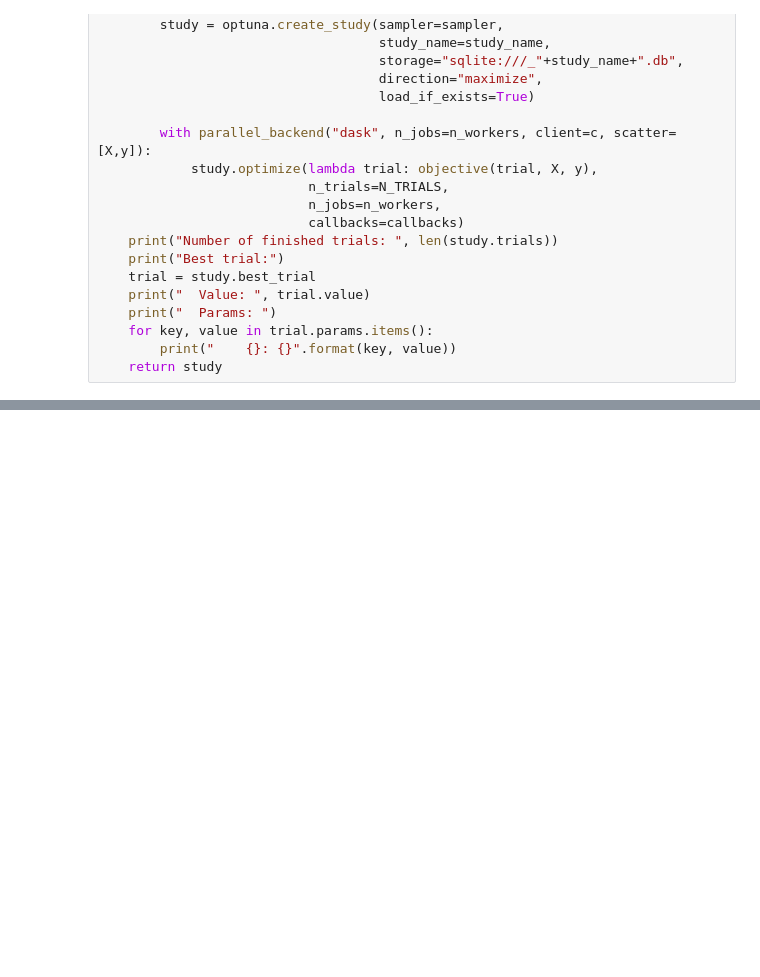
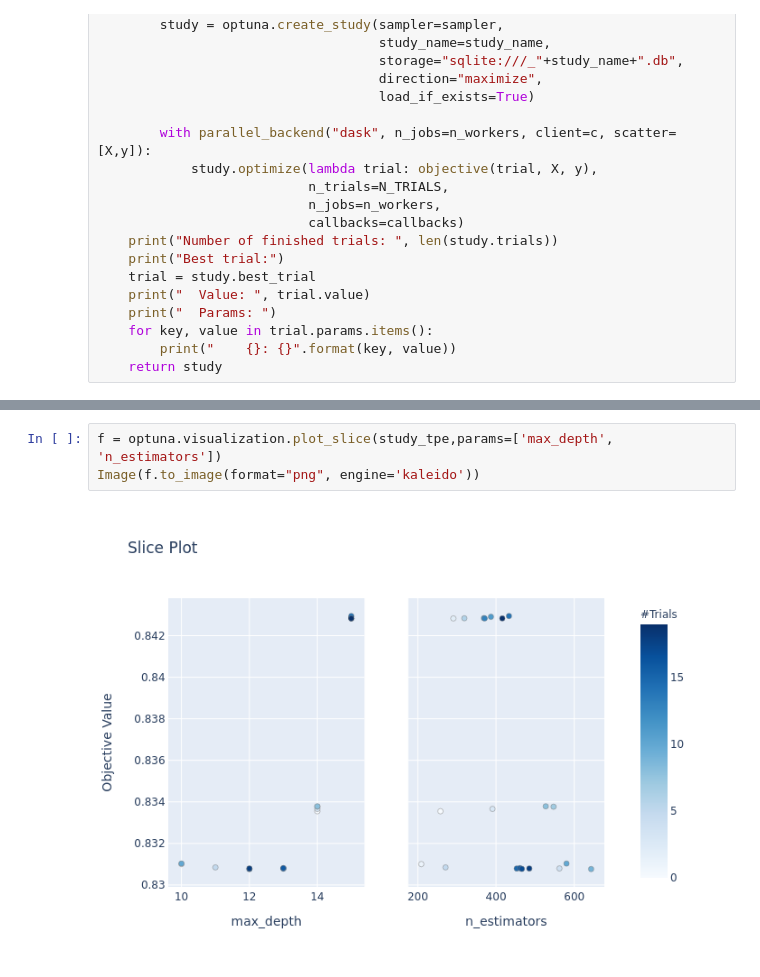
Before and after one commit to rapidsai/cloud-ml-examples, a Jupyter notebook: optuna/notebooks/optuna_rapids.ipynb, the cells around one changed output, grey strips where cells are left out. Drawn from its saved outputs; the diff is of its cells as text; blank space fills up the shorter version.

```diff
--- a/optuna/notebooks/optuna_rapids.ipynb
+++ b/optuna/notebooks/optuna_rapids.ipynb
@@ -285,0 +227,5 @@ We see the Optuna with parallel runs of Single-GPU estimators yields much better
+# %%
+f = optuna.visualization.plot_slice(study_tpe,params=['max_depth', 'n_estimators'])
+Image(f.to_image(format="png", engine='kaleido'))
+# %% [output]
+[figure, added]
```
Also changed, not shown: parts of 24 cells of this notebook.
